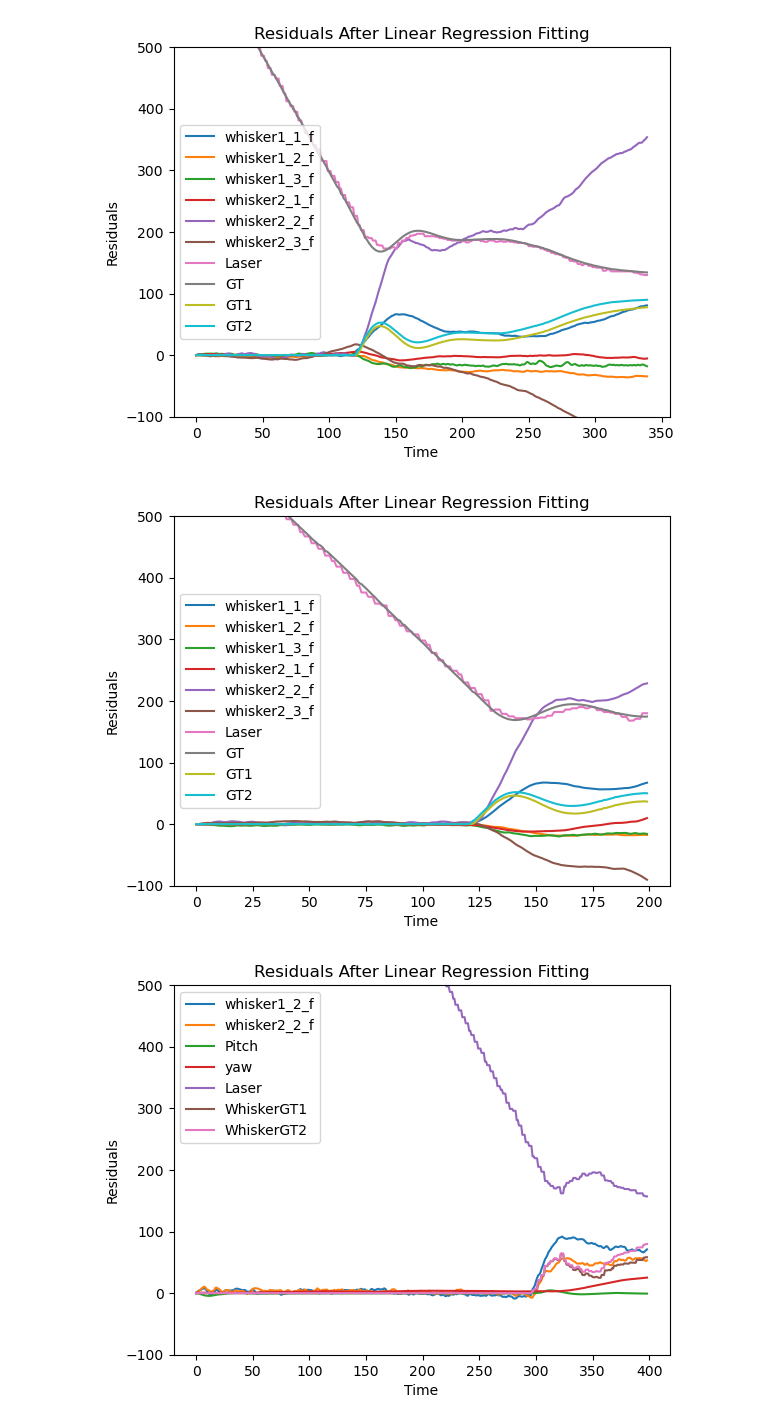
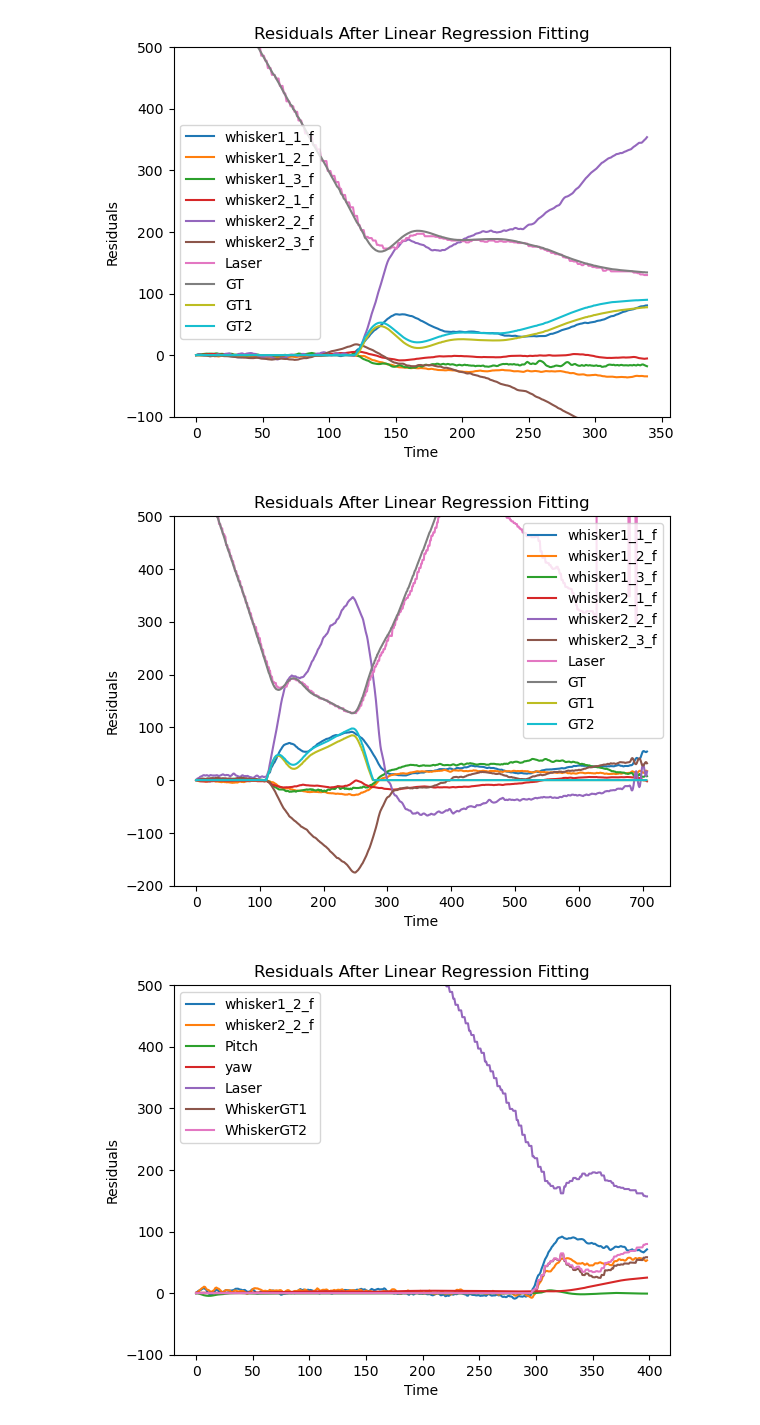
Before and after one commit to TacYee/autonomous-fly, a Jupyter notebook: Optitrack/plotter3.ipynb, the cells around one changed output. Saved outputs shown, nothing was run; the diff lists cells and outputs as text; code cells hidden in the pictures.

```diff
--- a/Optitrack/plotter3.ipynb
+++ b/Optitrack/plotter3.ipynb
@@ -228,17 +228,17 @@ new_data.to_csv('dataanalyse/0326/data1.csv', index=False)
 [figure]
 # %%
 # 取前500
-data = pd.read_csv('data/20240326/sweep6.csv')
-pressure = data.iloc[150:350, 7:13].values
-laser = data.iloc[150:350, -1].values
-yaw = data.iloc[150:350, -3].values
-position=data.iloc[150:350,1:4].values
-velocity=data.iloc[150:350,4:7].values
+data = pd.read_csv('data/20240326/sweep11.csv')
+pressure = data.iloc[200:, 7:13].values
+laser = data.iloc[200:, -1].values
+yaw = data.iloc[200:, -3].values
+position=data.iloc[200:,1:4].values
+velocity=data.iloc[200:,4:7].values
 laser1=laser+25*np.tan(np.radians(yaw))
 laser2=laser-25*np.tan(np.radians(yaw))
 laser1 = np.where(laser1 > 218, 0, 218 - laser1)
 laser2 = np.where(laser2 > 218, 0, 218 - laser2)
-pitch = data.iloc[150:350, -2].values
+pitch = data.iloc[200:, -2].values
 point1 = [-0.333762, 1.187407]
 point2 = [-1.182779, 1.176553]
 line_intersection = LineIntersection()
@@ -291,37 +291,37 @@ plt.plot(GT2, label="GT2")
 plt.legend()
 plt.xlabel("Time")
 plt.ylabel("Residuals")
-plt.ylim(-100, 500)
+plt.ylim(-200, 500)
 plt.title("Residuals After Linear Regression Fitting")
 plt.show()
 
 
 new_data = pd.DataFrame({
     'whisker1_1': filtered_pressure[:,0],
     'whisker1_2': filtered_pressure[:,1],
     'whisker1_3': filtered_pressure[:,2],
     'whisker2_1': filtered_pressure[:,3],
     'whisker2_2': filtered_pressure[:,4],
     'whisker2_3': filtered_pressure[:,5],
     'Laser1': laser1,
     'Laser2': laser2,
     'laser': laser,
     'yaw': yaw,
     'pitch': pitch,
     'positionX': position[:,0],
     'positionY': position[:,1],
     'positionZ': position[:,2],
     'velocityX': velocity[:,0],
     'velocityY': velocity[:,1],
     'velocityZ': velocity[:,2],
     'GT': GT,
     'GT1': GT1,
     'GT2': GT2
 
 })
-new_data.to_csv('dataanalyse/0326/data6.csv', index=False)
+new_data.to_csv('dataanalyse/0326/data11.csv', index=False)
 # %% [output]
-[figure, old version]
+[figure, new version]
 # %%
 #取前400
 data = pd.read_csv('data/20240319/fail5.csv')
```
Also changed, not shown: 3 other files.
